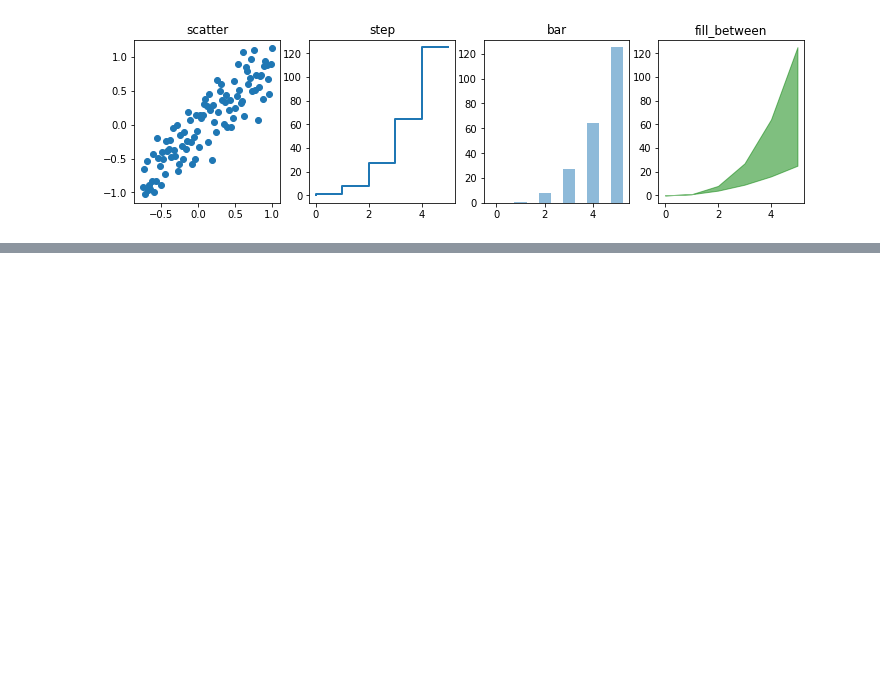
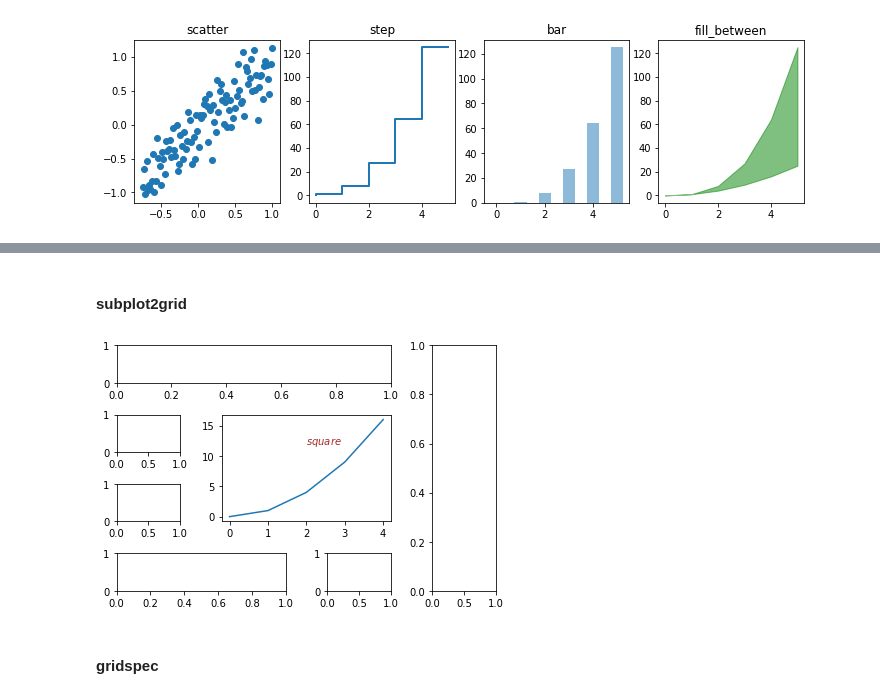
Before and after one commit to Ravi4teja/AI, a Jupyter notebook: DataScience/MatplotLib/My_Practice.ipynb, the cells around one changed output, grey strips where cells are left out. Cells and saved outputs as stored; diff of their text form; code cells hidden in the pictures; blank space fills up the shorter version.

```diff
--- a/DataScience/MatplotLib/My_Practice.ipynb
+++ b/DataScience/MatplotLib/My_Practice.ipynb
@@ -371,0 +389,19 @@ axes[3].set_title("fill_between");
+# %% [markdown]
+#### subplot2grid
+# %%
+fig = plt.figure()
+#axx = plt.subplot2grid(structure of number of subplots, position (row, column), colspan=number of columns in the structure that occupied by this subplot, rowspan=number of rows in the structure that occupied by this subplot)
+ax1 = plt.subplot2grid((4,4), (0,0), colspan=3)
+ax2 = plt.subplot2grid((4,4), (0,3), rowspan= 4)
+ax3 = plt.subplot2grid((4,4), (1,1), rowspan= 2, colspan=2)
+ax3.plot(np.arange(5), np.arange(5) **2)
+ax3.text(2, 12, r"$square$", color="brown")
+ax4 = plt.subplot2grid((4,4), (1,0))
+ax5 = plt.subplot2grid((4,4), (2,0))
+ax6 = plt.subplot2grid((4,4), (3,0), colspan= 2)
+ax7 = plt.subplot2grid((4,4), (3,2))
+fig.tight_layout()
+# %% [output]
+[figure, added]
+# %% [markdown]
+#### gridspec
```
Also changed, not shown: parts of 8 cells of this notebook.
